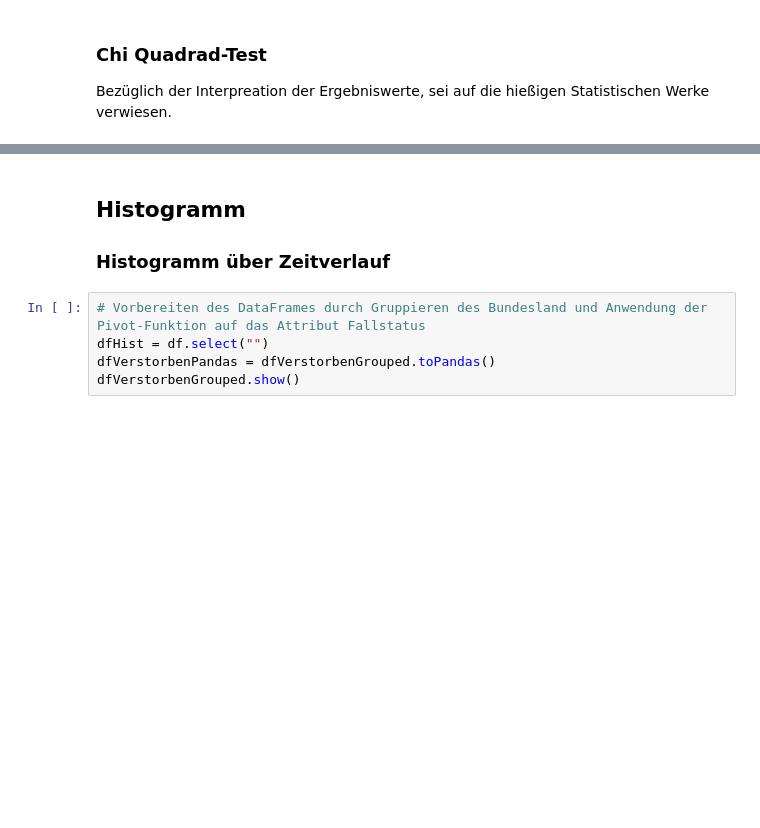
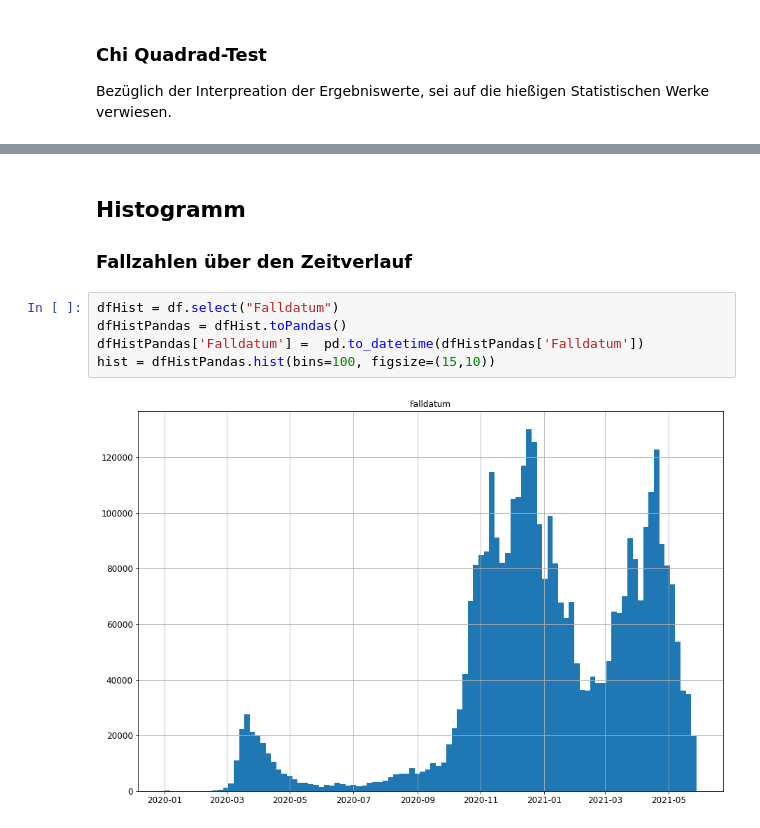
Before and after one commit to hschaeufler/DataScienceApplication, a Jupyter notebook: 03_Data_Understanding_B.ipynb, the cells around one changed output, grey strips where cells are left out. Drawn from its saved outputs; the diff is of its cells as text; blank space fills up the shorter version.

```diff
--- a/03_Data_Understanding_B.ipynb
+++ b/03_Data_Understanding_B.ipynb
@@ -293,8 +314,10 @@ ciSquare.show(truncate=False)
 # %% [markdown]
 ## Histogramm
-### Histogramm über Zeitverlauf
+### Fallzahlen über den Zeitverlauf
 # %%
-# Vorbereiten des DataFrames durch Gruppieren des Bundesland und Anwendung der Pivot-Funktion auf das Attribut Fallstatus
-dfHist = df.select("")
-dfVerstorbenPandas = dfVerstorbenGrouped.toPandas()
-dfVerstorbenGrouped.show()
+dfHist = df.select("Falldatum")
+dfHistPandas = dfHist.toPandas()
+dfHistPandas['Falldatum'] =  pd.to_datetime(dfHistPandas['Falldatum'])
+hist = dfHistPandas.hist(bins=100, figsize=(15,10))
+# %% [output]
+[figure, added]
```
Also changed, not shown: parts of 10 cells of this notebook, 1 other file.
